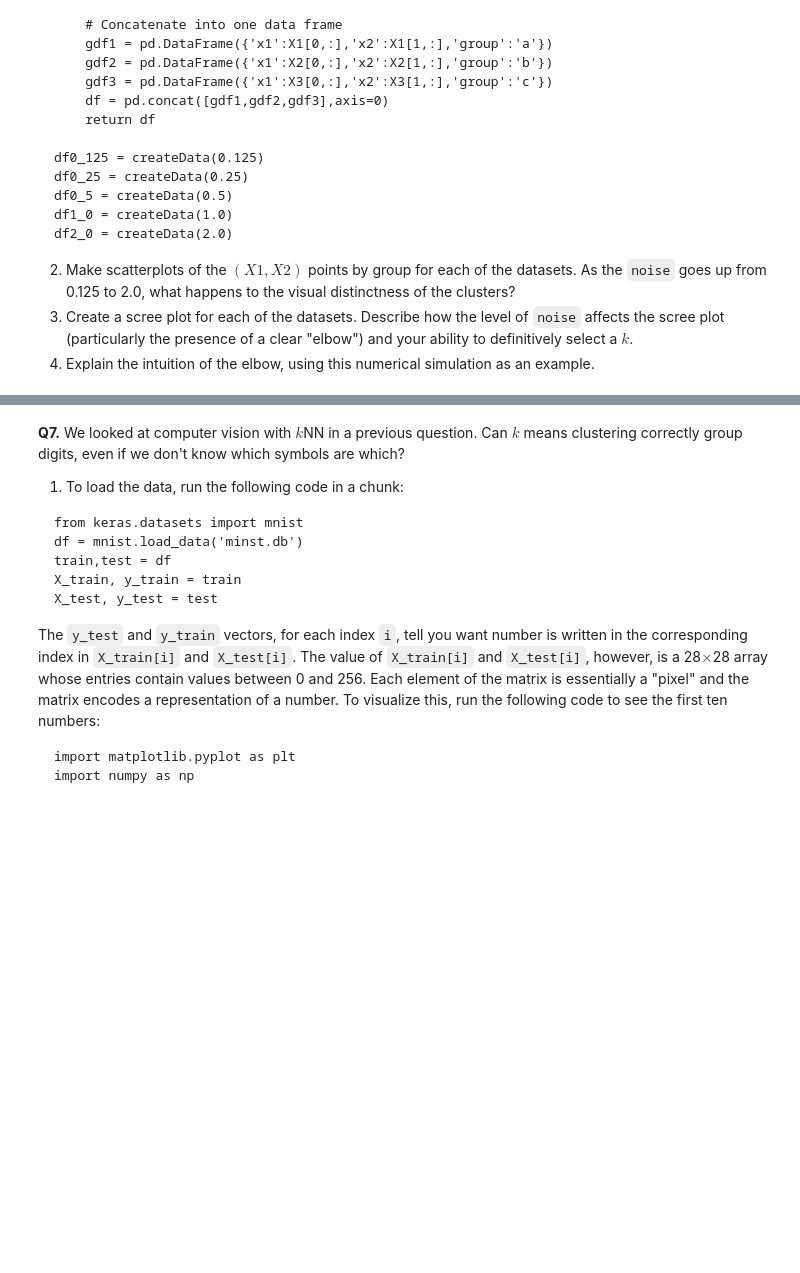
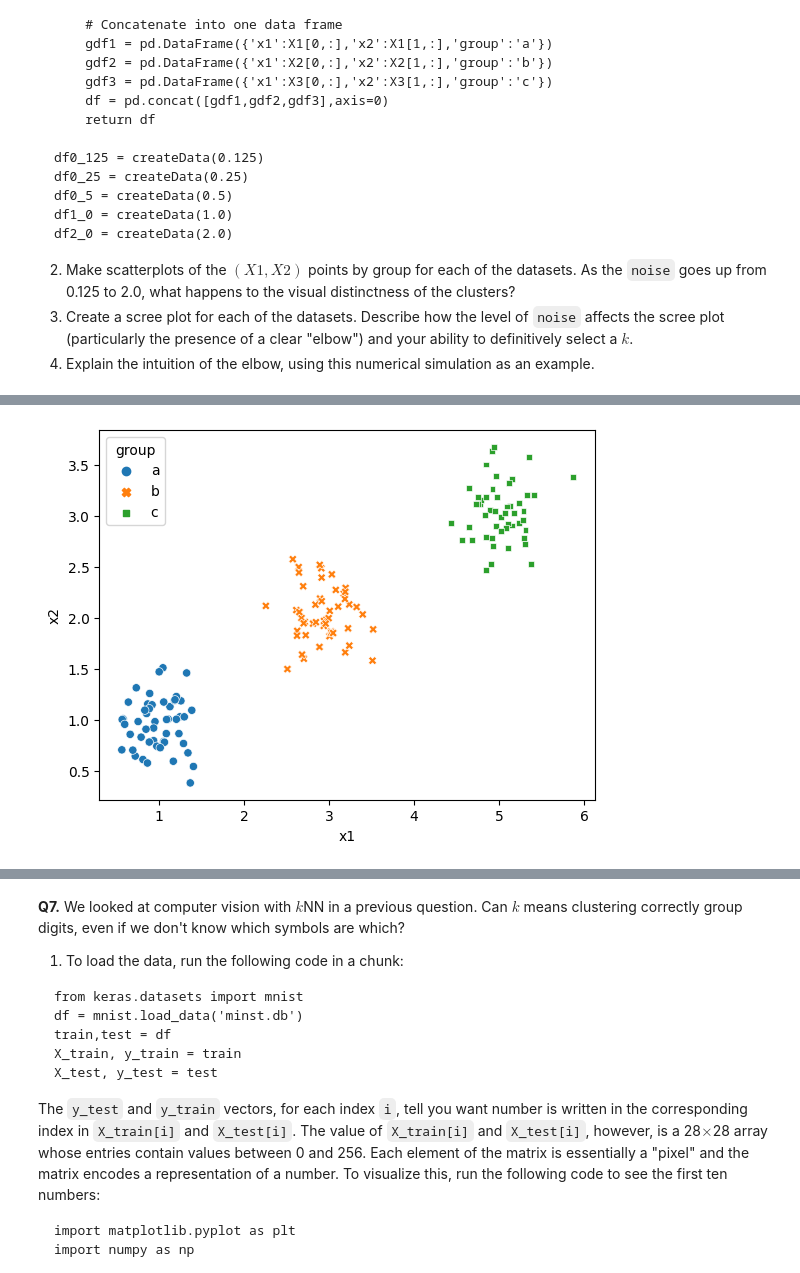
Before and after one commit to elaine-zhang12/assignment3, a Jupyter notebook: assignment_knn_and_kmc.ipynb, the cells around one changed output, grey strips where cells are left out. Drawn from its saved outputs; the diff is of its cells as text; code cells hidden in the pictures; blank space fills up the shorter version.

```diff
--- a/assignment_knn_and_kmc.ipynb
+++ b/assignment_knn_and_kmc.ipynb
@@ -356,0 +386,4 @@ df2_0 = createData(2.0)
+# %%
+plot(df0_25)
+# %% [output]
+[figure, added]
```
Also changed, not shown: parts of 20 cells of this notebook.
